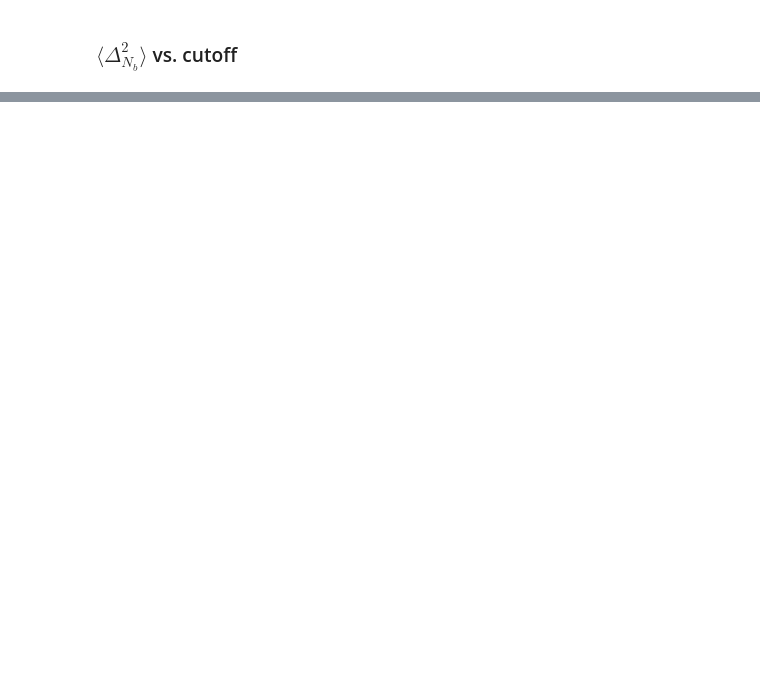
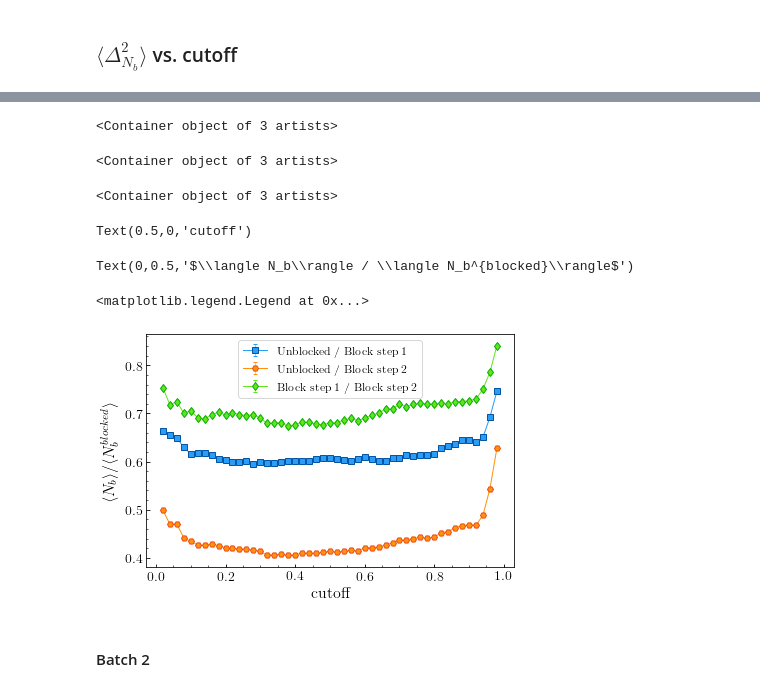
Before and after one commit to saforem2/worm_algorithm, a Jupyter notebook: image_analysis/image_analysis.ipynb, the cells around one changed output, grey strips where cells are left out. Cells and saved outputs as stored; diff of their text form; code cells hidden in the pictures; blank space fills up the shorter version.

```diff
--- a/image_analysis/image_analysis.ipynb
+++ b/image_analysis/image_analysis.ipynb
@@ -652,0 +728,44 @@ Text(0,0.5,'$\\langle \\Delta_{N_b}^2\\rangle/ V_{eff}$')
+# %%
+Nb1_ratio_01 = ((bond_stats1[1:, 0]/(64*64)) / (bond_stats1_blocked0[1:, 0]/(32*32)))
+Nb1_ratio_01_errs = ((bond_stats1[1:, 1]/(64*64)) / (bond_stats1_blocked0[1:, 1]/(32*32)))
+
+Nb1_ratio_12 = ((bond_stats1_blocked0[1:, 0]/(32*32)) / (bond_stats1_blocked1[1:, 0]/(16*16)))
+Nb1_ratio_12_errs = ((bond_stats1_blocked0[1:, 1]/(32*32)) / (bond_stats1_blocked1[1:, 1]/(16*16)))
+
+Nb1_ratio_02 = ((bond_stats1[1:, 0]/(64*64)) / (bond_stats1_blocked1[1:, 0]/(16*16)))
+Nb1_ratio_02_errs = ((bond_stats1[1:, 1]/(64*64)) / (bond_stats1_blocked1[1:, 1]/(16*16)))
+
+Nb1_ratio_23 = ((bond_stats1_blocked1[1:, 0]/(16*16)) / (bond_stats1_blocked2[1:, 0]/(8*8)))
+Nb1_ratio_23_errs = ((bond_stats1_blocked1[1:, 1]/(16*16)) / (bond_stats1_blocked2[1:, 1]/(8*8)))
+# %%
+fig, ax = plt.subplots()
+ax.errorbar(cutoffs[1:], Nb1_ratio_01, yerr=bond_stats1[1:,1]/(64*64),
+            marker=markers[0], ls='-', lw=1.,
+            color=colors[0], markeredgecolor=markeredgecolors[0],
+            elinewidth=0.5, capsize=2., capthick=1.,
+            label='Unblocked / Block step 1')
+ax.errorbar(cutoffs[1:], Nb1_ratio_02, yerr=bond_stats1[1:, 1] / (64*64),
+            marker=markers[1], ls='-', lw=1.,
+            color=colors[1], markeredgecolor=markeredgecolors[1],
+            elinewidth=0.5, capsize=2., capthick=1.,
+            label='Unblocked / Block step 2')
+ax.errorbar(cutoffs[1:], Nb1_ratio_12, yerr=bond_stats1_blocked1[1:, 1]/(16*16),
+            marker=markers[2], ls='-', lw=1.,
+            color=colors[2], markeredgecolor=markeredgecolors[2],
+            elinewidth=0.5, capsize=2., capthick=1.,
+            label='Block step 1 / Block step 2')
+ax.set_xlabel("cutoff", fontsize=16)
+ax.set_ylabel(r"$\langle N_b\rangle / \langle N_b^{blocked}\rangle$", fontsize=16)
+ax.legend(loc='best', markerscale=1., fontsize=12)
+fig.tight_layout()
+fig.savefig('./plots/Nb_ratio_vs_cutoff_1.png', dpi=400, bbox_imches='tight')
+# %% [output]
+<Container object of 3 artists>
+<Container object of 3 artists>
+<Container object of 3 artists>
+Text(0.5,0,'cutoff')
+Text(0,0.5,'$\\langle N_b\\rangle / \\langle N_b^{blocked}\\rangle$')
+<matplotlib.legend.Legend at 0x...>
+[figure, added]
+# %% [markdown]
+#### Batch 2
```
Also changed, not shown: parts of 18 cells of this notebook, 2 other files.
